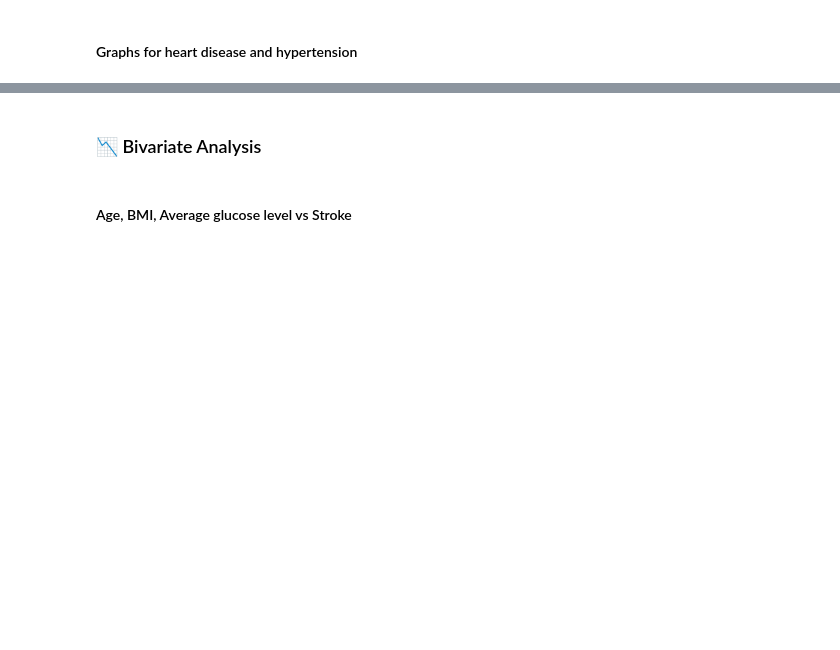
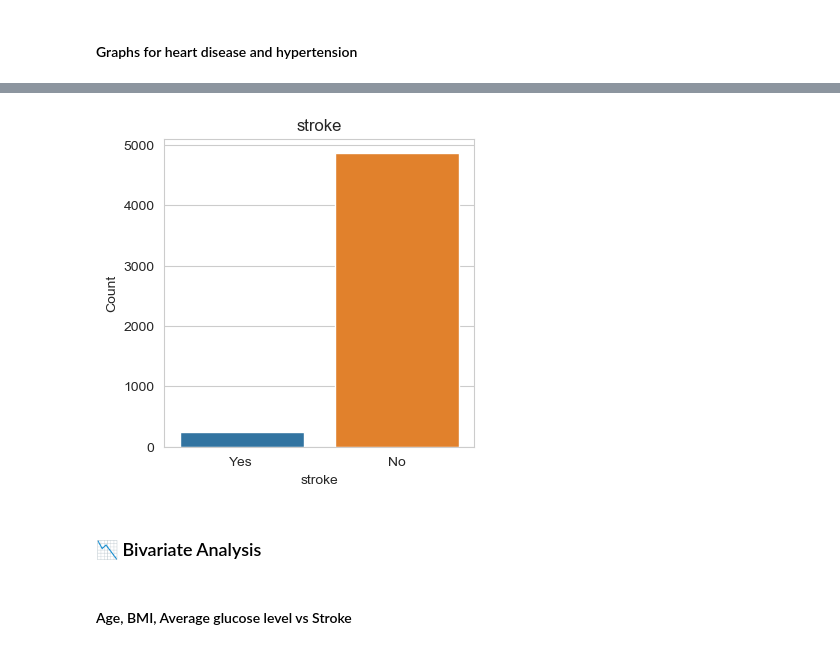
Before and after one commit to rachidboukhoudmi/stroke_prediction_workshop, a Jupyter notebook: stroke-prediction.ipynb, the cells around one changed output, grey strips where cells are left out. Cells and saved outputs as stored; diff of their text form; code cells hidden in the pictures; blank space fills up the shorter version.

```diff
--- a/stroke-prediction.ipynb
+++ b/stroke-prediction.ipynb
@@ -202,12 +250,3 @@ print(dataset['smoking_status'].value_counts())
-# %%
-gender = {"Female" : [2994], "Male" : [2115], "Other" : [1]}
-wt = {"Private" : [2925], "Self-employed" : [819], "Children" : [687],'Govt job': [657], 'Never worked' : [22]}
-rt = {"Urban" : [2596], "Rural" : [2514]}
-evermarried = {"Yes" : [3353], "No" : [1757]}
-smoke = {"Never smoked " : [1892], "Formerly smoked" : [885], "Smokes" : [789],"Unknown" : [1544]}
-bp =  {"Yes " : [498], "No" : [4612]}
-heartdisease= {"Yes " : [276], "No" : [4834]}
-stroke = {"Yes " : [249], "No" : [4861]}
 # %% [markdown]
 #### Gender Analysis
 # %%
@@ -278,3 +331,13 @@ plt.show()
+# %%
+heartdisease = pd.DataFrame(data= stroke)
+plt.figure(figsize = (4, 4))
+bargraph = sns.barplot(data=stroke)
+plt.xlabel('stroke')
+plt.ylabel('Count')
+plt.title("stroke")
+plt.show()
+# %% [output]
+[figure, added]
 # %% [markdown]
 ### 📉 Bivariate Analysis
 # %% [markdown]
```
Also changed, not shown: parts of 105 cells of this notebook.
